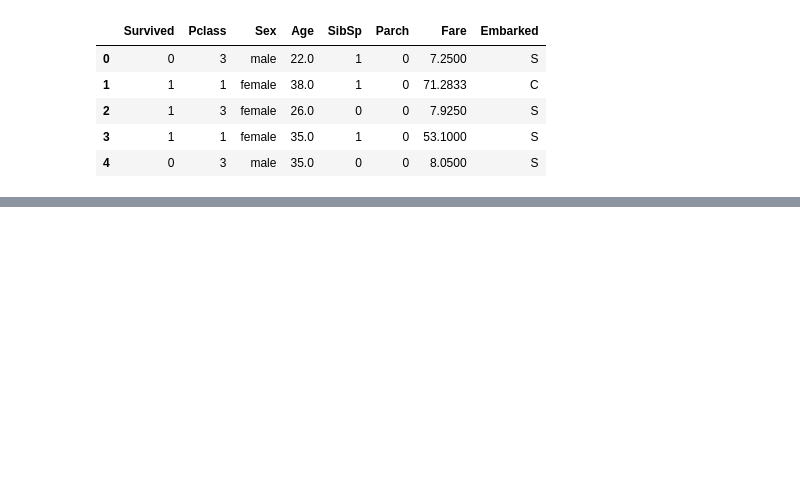
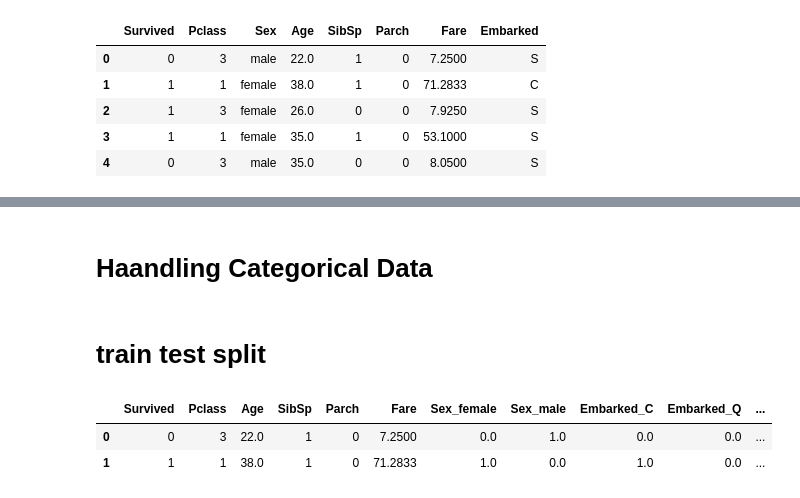
Before and after one commit to Jeetpatel-20/Machine-Learning, a Jupyter notebook: titanic_without_pipeline.ipynb, the cells around one changed output, grey strips where cells are left out. Drawn from its saved outputs; the diff is of its cells as text; code cells hidden in the pictures; blank space fills up the shorter version.

```diff
--- a/titanic_without_pipeline.ipynb
+++ b/titanic_without_pipeline.ipynb
@@ -32,0 +96,4 @@ df.head()
+# %%
+si_Embarked = SimpleImputer(strategy = 'most_frequent')
+si_Embarked.fit(df[['Embarked']])
+df['Embarked'] = si_Embarked.transform(df[['Embarked']]).ravel()
@@ -32,0 +104,19 @@ df.head()
+# %% [markdown]
+# Haandling Categorical Data
+# %%
+categorical_columns = df.select_dtypes(include = ['object']).columns.tolist()
+ohe = OneHotEncoder(sparse_output = False, handle_unknown='ignore')
+encoder = ohe.fit_transform(df[categorical_columns])
+ohe_df = pd.DataFrame(encoder, columns=ohe.get_feature_names_out(categorical_columns))
+# %%
+df = pd.concat([df, ohe_df], axis = 1)
+# %%
+df_new = df.drop(categorical_columns, axis = 1)
+# %% [markdown]
+# train test **split**
+# %%
+df_new.head(2)
+# %% [output]
+|  | Survived | Pclass | Age | SibSp | Parch | Fare | Sex_female | Sex_male | Embarked_C | Embarked_Q | ... |
+| 0 | 0 | 3 | 22.0 | 1 | 0 | 7.2500 | 0.0 | 1.0 | 0.0 | 0.0 | ... |
+| 1 | 1 | 1 | 38.0 | 1 | 0 | 71.2833 | 1.0 | 0.0 | 1.0 | 0.0 | ... |
```
Also changed, not shown: parts of 19 cells of this notebook.
